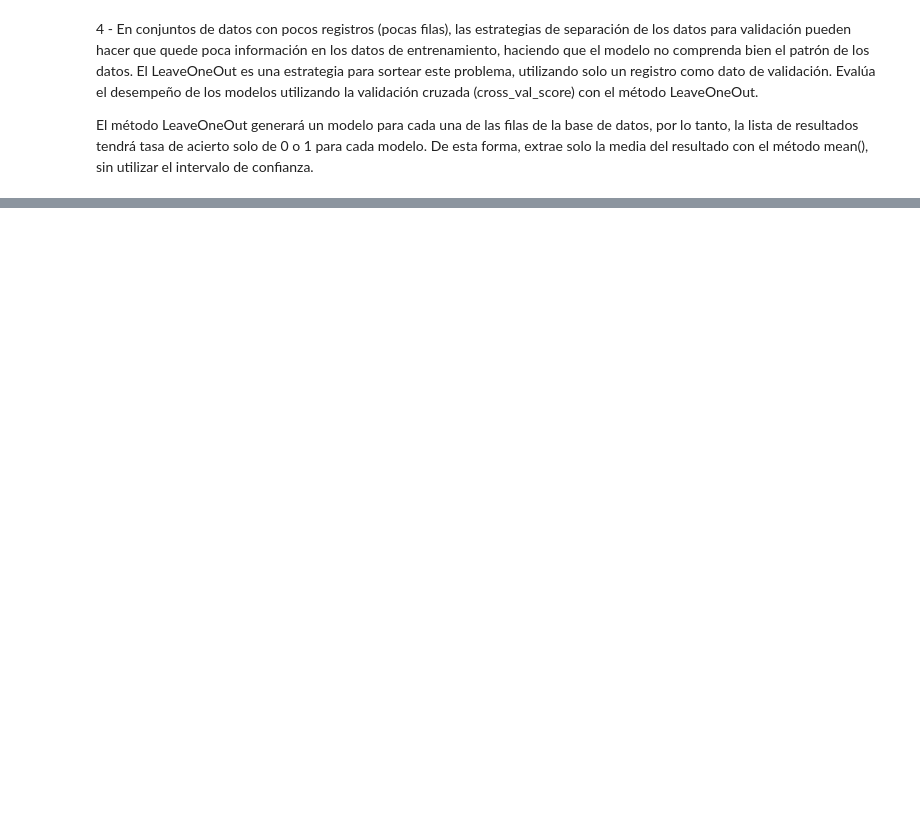
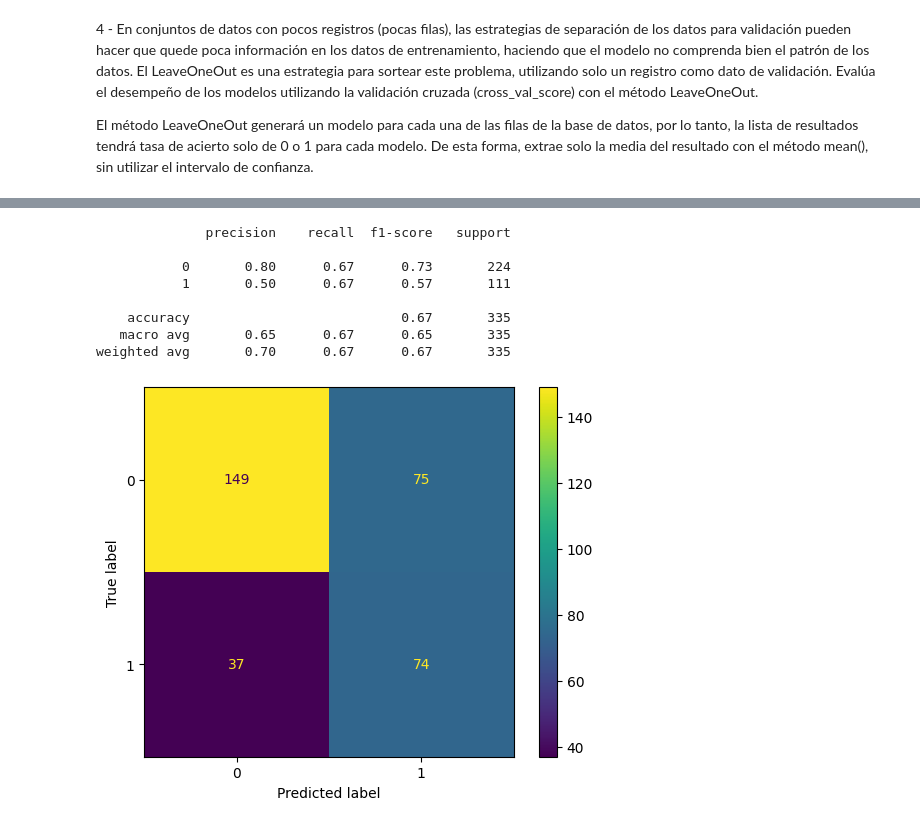
Before and after one commit to Luis1g/Validacion_de_modelos, a Jupyter notebook: Desafios/Desafios.ipynb, the cells around one changed output, grey strips where cells are left out. Saved outputs shown, nothing was run; the diff lists cells and outputs as text; code cells hidden in the pictures; blank space fills up the shorter version.

```diff
--- a/Desafios/Desafios.ipynb
+++ b/Desafios/Desafios.ipynb
@@ -208,0 +308,20 @@ Precisión media (Random Forest):0.7457627118644068
+# %%
+undersample = NearMiss(version = 3)
+x_balanceado, y_balanceado = undersample.fit_resample(X, y)
+
+modelo = RandomForestClassifier(max_depth = 2)
+modelo.fit(x_balanceado, y_balanceado)
+y_previsto = modelo.predict(X_test)
+
+print(classification_report(y_test, y_previsto))
+ConfusionMatrixDisplay.from_predictions(y_test, y_previsto);
+# %% [output]
+              precision    recall  f1-score   support
+
+           0       0.80      0.67      0.73       224
+           1       0.50      0.67      0.57       111
+
+    accuracy                           0.67       335
+   macro avg       0.65      0.67      0.65       335
+weighted avg       0.70      0.67      0.67       335
+[figure, added]
```
Also changed, not shown: parts of 19 cells of this notebook.
